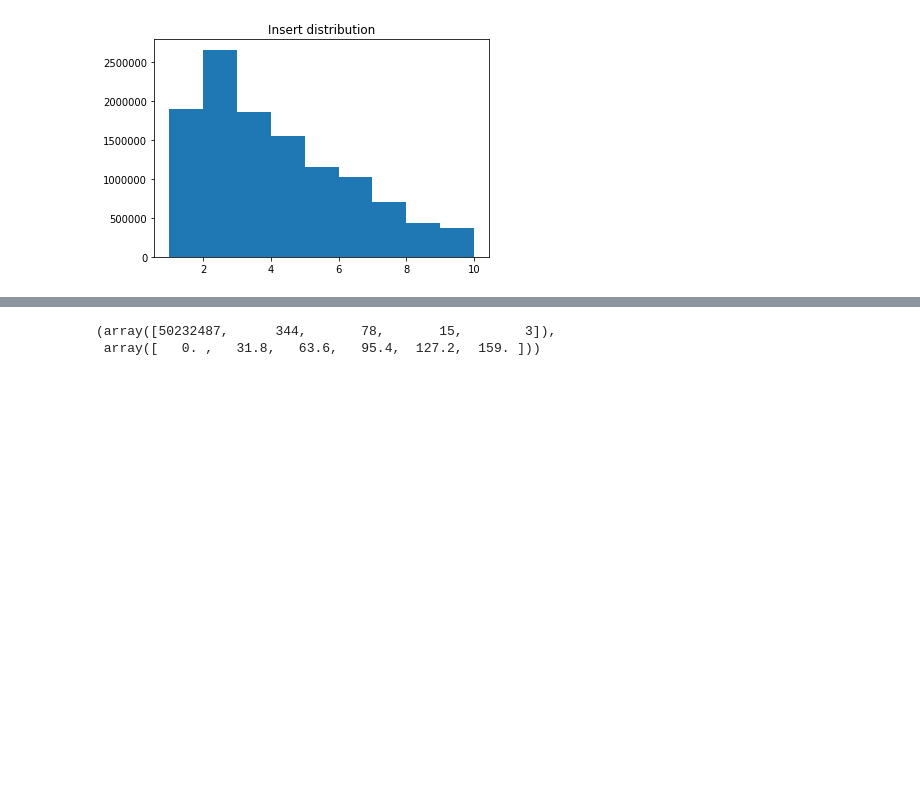
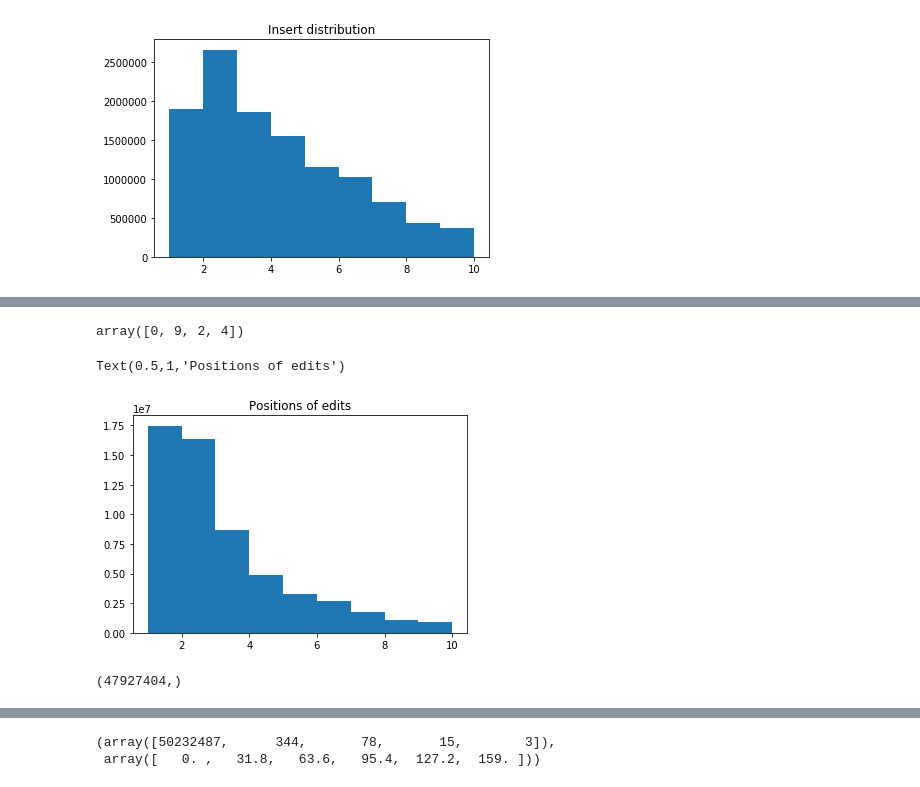
Before and after one commit to VProv/wikiedits, a Jupyter notebook: statistics/tests.ipynb, the cells around one changed output, grey strips where cells are left out. Cells and saved outputs as stored; diff of their text form; code cells hidden in the pictures; blank space fills up the shorter version.

```diff
--- a/statistics/tests.ipynb
+++ b/statistics/tests.ipynb
@@ -240,0 +254,12 @@ Text(0.5,1,'Typo words length distribution')
+# %%
+# id, word_len, edit type, edit position
+complex_statistic[0]
+# %% [output]
+array([0, 9, 2, 4])
+# %%
+# График позиции изменения по всем типам.
+plt.hist(complex_statistic[:, 3], bins=np.arange(1,11))
+plt.title("Positions of edits")
+# %% [output]
+Text(0.5,1,'Positions of edits')
+[figure, added]
@@ -240,0 +272,4 @@ Text(0.5,1,'Typo words length distribution')
+# %%
+typos_num.shape
+# %% [output]
+(47927404,)
```
Also changed, not shown: parts of 19 cells of this notebook.
